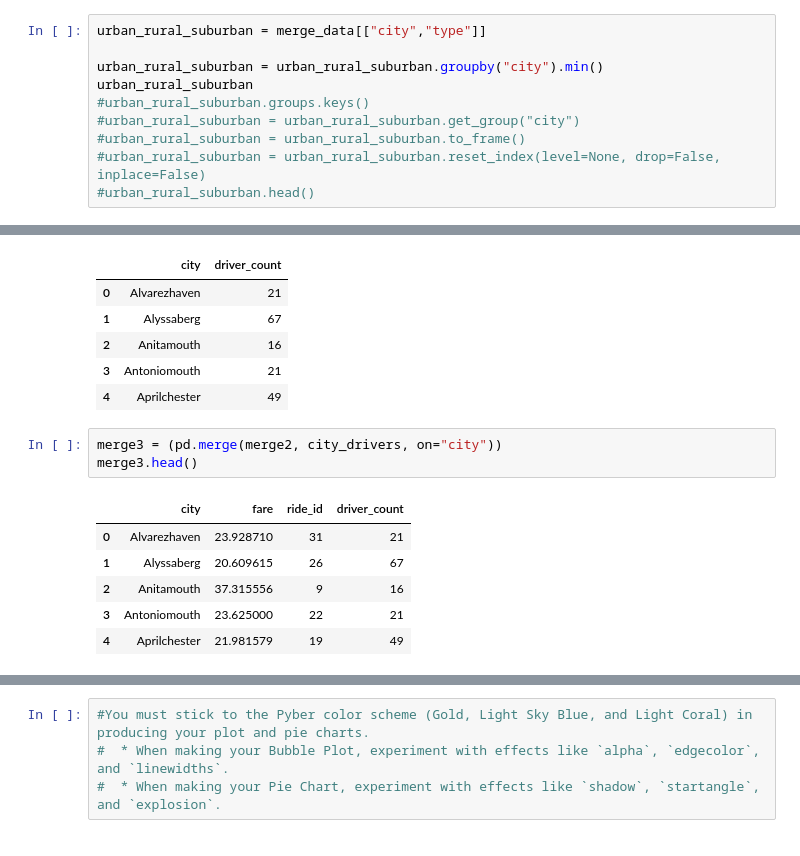
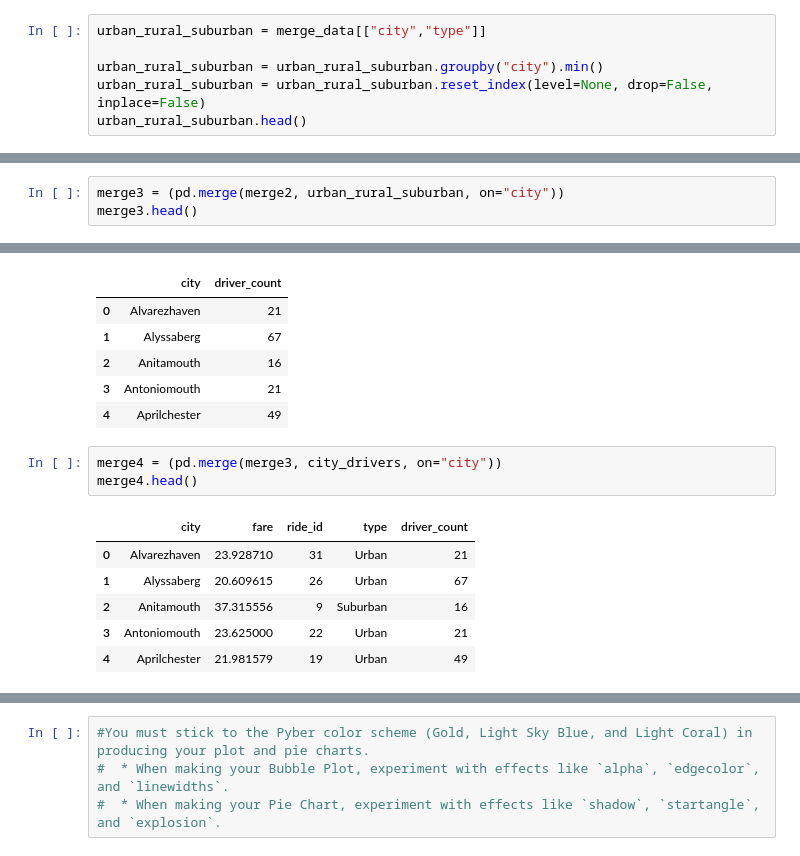
Before and after one commit to ehyoder/Matplotlib, a Jupyter notebook: Pyber_homework_Beth_Yoder_new.ipynb, the cells around one changed output, grey strips where cells are left out. Saved outputs shown, nothing was run; the diff lists cells and outputs as text.

```diff
--- a/Pyber_homework_Beth_Yoder_new.ipynb
+++ b/Pyber_homework_Beth_Yoder_new.ipynb
@@ -40,10 +40,6 @@ merge_data.head()
 urban_rural_suburban = merge_data[["city","type"]]
 
 urban_rural_suburban = urban_rural_suburban.groupby("city").min()
-urban_rural_suburban
-#urban_rural_suburban.groups.keys()
-#urban_rural_suburban = urban_rural_suburban.get_group("city")
-#urban_rural_suburban = urban_rural_suburban.to_frame()
-#urban_rural_suburban = urban_rural_suburban.reset_index(level=None, drop=False, inplace=False)
-#urban_rural_suburban.head()
+urban_rural_suburban = urban_rural_suburban.reset_index(level=None, drop=False, inplace=False)
+urban_rural_suburban.head()
 # %% [output]
@@ -110,3 +93,6 @@ merge2.head()
 | 2 | Anitamouth | 37.315556 | 9 |
 | 3 | Antoniomouth | 23.625000 | 22 |
 | 4 | Aprilchester | 21.981579 | 19 |
+# %%
+merge3 = (pd.merge(merge2, urban_rural_suburban, on="city"))
+merge3.head()
@@ -124,15 +117,15 @@ city_drivers.head()
 | 3 | Antoniomouth | 21 |
 | 4 | Aprilchester | 49 |
 # %%
-merge3 = (pd.merge(merge2, city_drivers, on="city"))
-merge3.head()
+merge4 = (pd.merge(merge3, city_drivers, on="city"))
+merge4.head()
 # %% [output]
-|  | city | fare | ride_id | driver_count |
-| 0 | Alvarezhaven | 23.928710 | 31 | 21 |
-| 1 | Alyssaberg | 20.609615 | 26 | 67 |
-| 2 | Anitamouth | 37.315556 | 9 | 16 |
-| 3 | Antoniomouth | 23.625000 | 22 | 21 |
-| 4 | Aprilchester | 21.981579 | 19 | 49 |
+|  | city | fare | ride_id | type | driver_count |
+| 0 | Alvarezhaven | 23.928710 | 31 | Urban | 21 |
+| 1 | Alyssaberg | 20.609615 | 26 | Urban | 67 |
+| 2 | Anitamouth | 37.315556 | 9 | Suburban | 16 |
+| 3 | Antoniomouth | 23.625000 | 22 | Urban | 21 |
+| 4 | Aprilchester | 21.981579 | 19 | Urban | 49 |
 # %%
 #merge3 = pd.DataFrame(
     #np.random.normal(10, 1, 30).reshape(10, 3),
```
Also changed, not shown: parts of 9 cells of this notebook.
